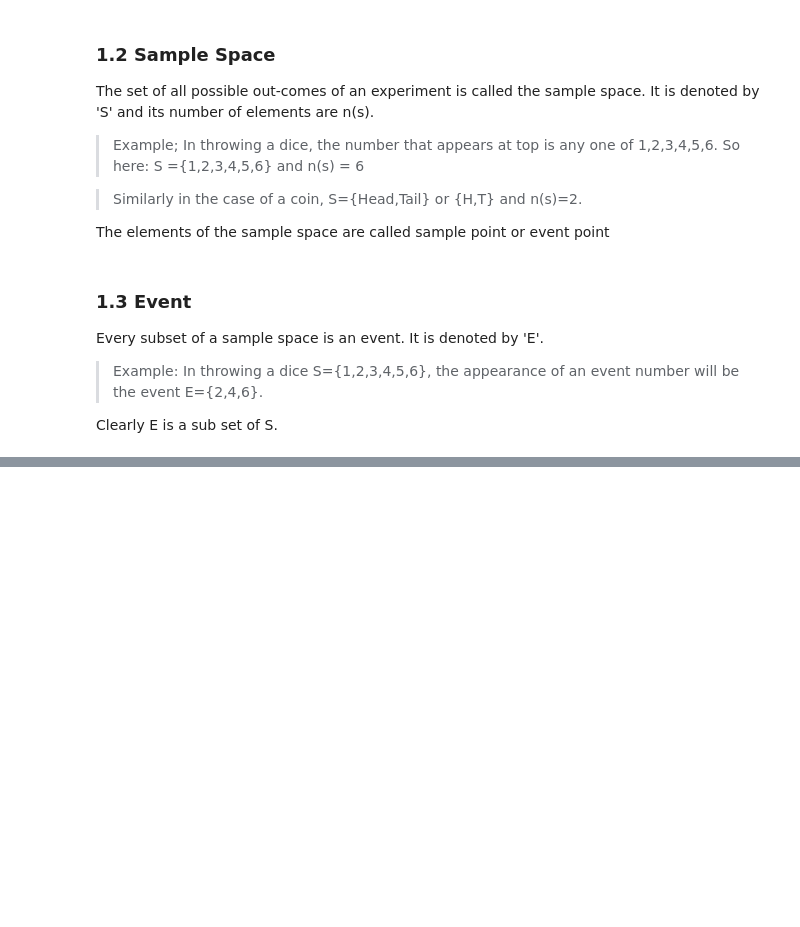
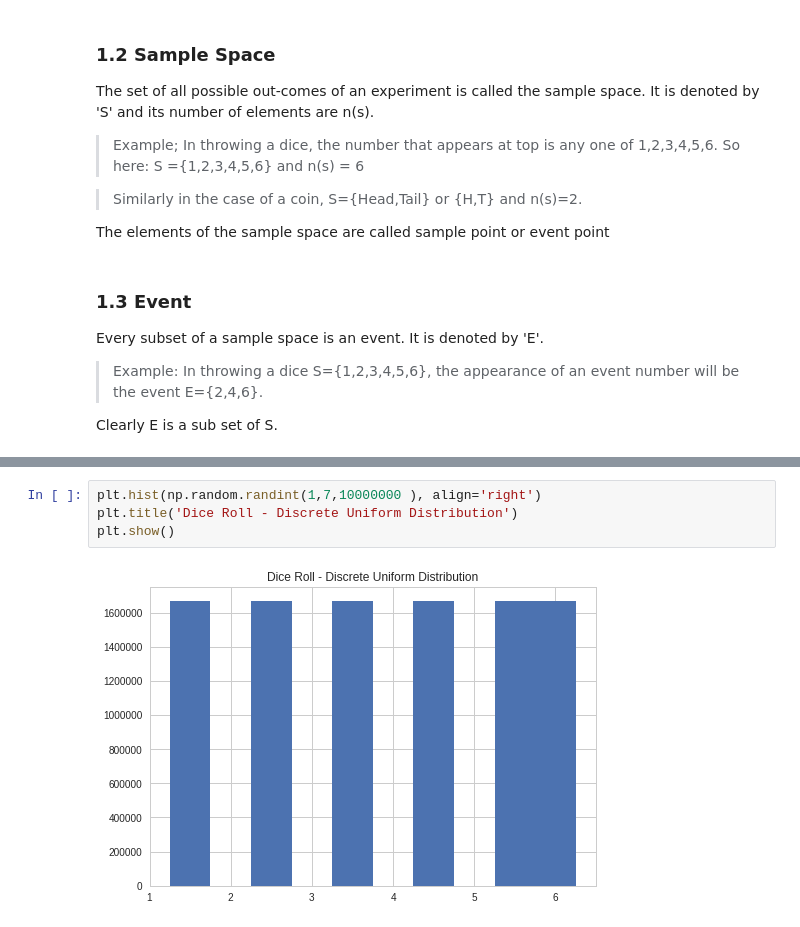
Before and after one commit to amdgd/team-old, a Jupyter notebook: src/Probability/Probability Intro.ipynb, the cells around one changed output, grey strips where cells are left out. Drawn from its saved outputs; the diff is of its cells as text; blank space fills up the shorter version.

```diff
--- a/src/Probability/Probability Intro.ipynb
+++ b/src/Probability/Probability Intro.ipynb
@@ -176,0 +121,6 @@ Note: The probability of any value xi under the normal distribution and the stan
+# %%
+plt.hist(np.random.randint(1,7,10000000 ), align='right')
+plt.title('Dice Roll - Discrete Uniform Distribution')
+plt.show()
+# %% [output]
+[figure, added]
```
Also changed, not shown: parts of 20 cells of this notebook, 3 other files.
